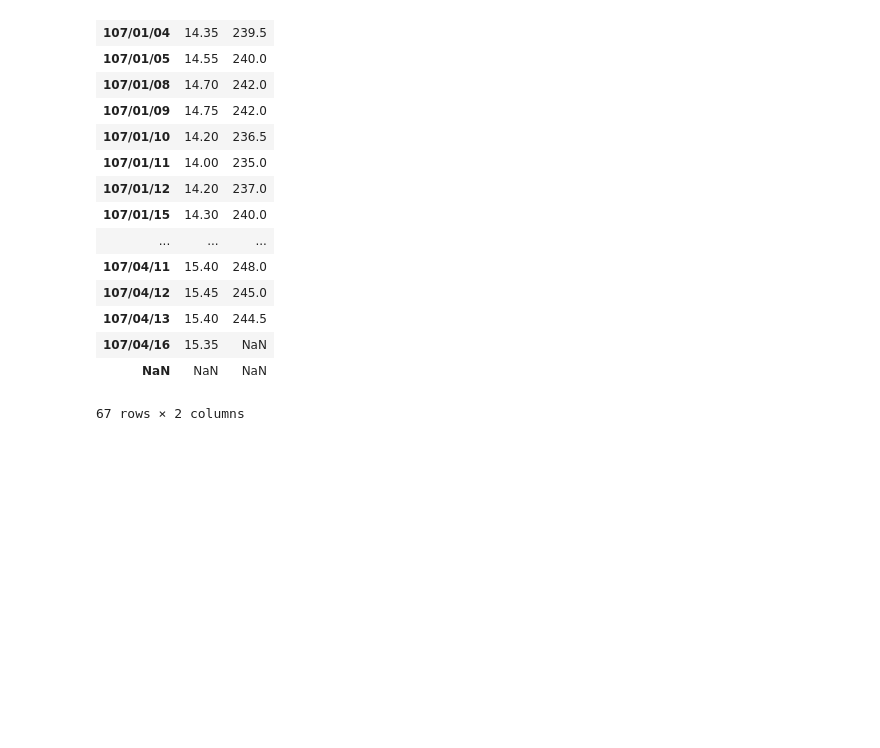
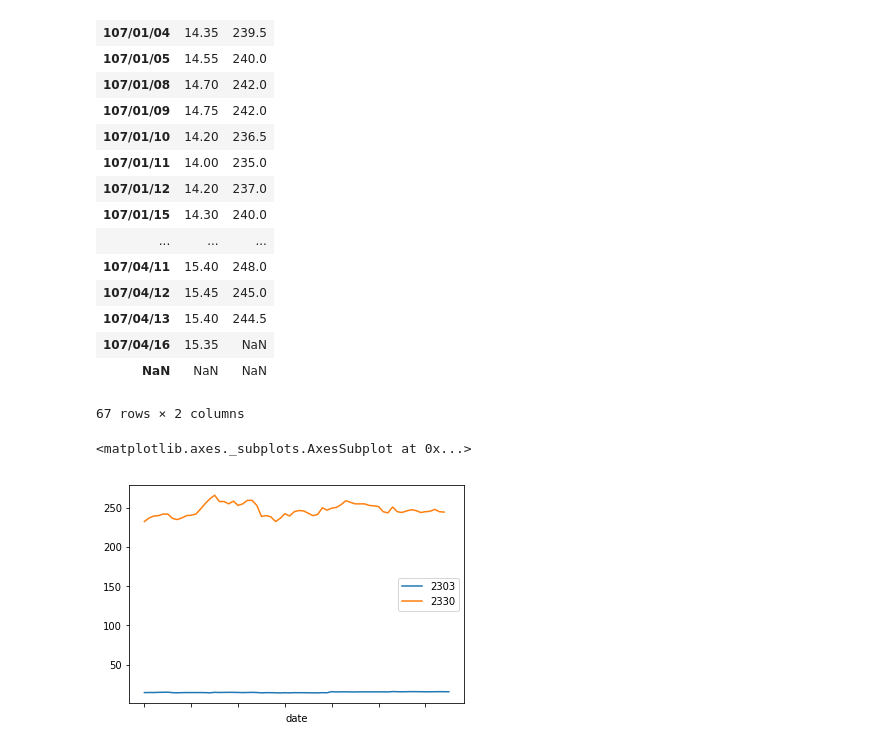
Before and after one commit to minghung/MaxDemo, a Jupyter notebook: max1.ipynb, the cells around one changed output. Cells and saved outputs as stored; diff of their text form; code cells hidden in the pictures; blank space fills up the shorter version.

```diff
--- a/max1.ipynb
+++ b/max1.ipynb
@@ -87,4 +87,7 @@ stock
 | NaN | NaN | NaN |
 67 rows × 2 columns
 # %%
-stock.plo
+stock.plot()
+# %% [output]
+<matplotlib.axes._subplots.AxesSubplot at 0x...>
+[figure, added]
```
Also changed, not shown: 3 other files.
